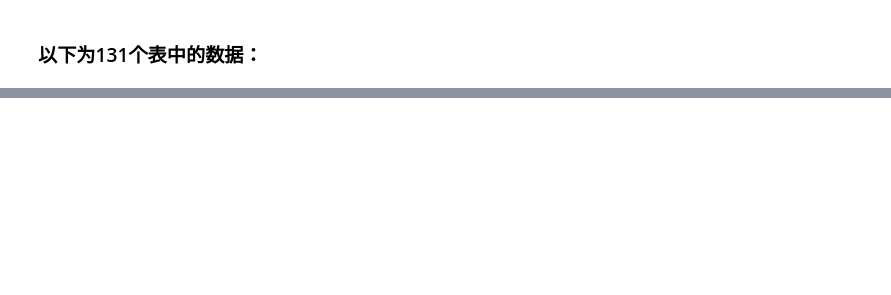
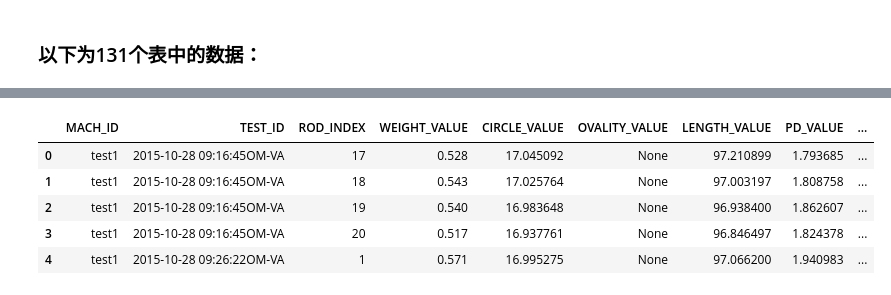
Before and after one commit to zzhhoubin/pydata, a Jupyter notebook: datasets/ncicbj/oracle.ipynb, the cells around one changed output, grey strips where cells are left out. Drawn from its saved outputs; the diff is of its cells as text; code cells hidden in the pictures; blank space fills up the shorter version.

```diff
--- a/datasets/ncicbj/oracle.ipynb
+++ b/datasets/ncicbj/oracle.ipynb
@@ -926,0 +615,9 @@ plt.show()
+# %%
+table_list[46].head()
+# %% [output]
+|  | MACH_ID | TEST_ID | ROD_INDEX | WEIGHT_VALUE | CIRCLE_VALUE | OVALITY_VALUE | LENGTH_VALUE | PD_VALUE | ... |
+| 0 | test1 | 2015-10-28 09:16:45OM-VA | 17 | 0.528 | 17.045092 | None | 97.210899 | 1.793685 | ... |
+| 1 | test1 | 2015-10-28 09:16:45OM-VA | 18 | 0.543 | 17.025764 | None | 97.003197 | 1.808758 | ... |
+| 2 | test1 | 2015-10-28 09:16:45OM-VA | 19 | 0.540 | 16.983648 | None | 96.938400 | 1.862607 | ... |
+| 3 | test1 | 2015-10-28 09:16:45OM-VA | 20 | 0.517 | 16.937761 | None | 96.846497 | 1.824378 | ... |
+| 4 | test1 | 2015-10-28 09:26:22OM-VA | 1 | 0.571 | 16.995275 | None | 97.066200 | 1.940983 | ... |
```
Also changed, not shown: parts of 157 cells of this notebook.
